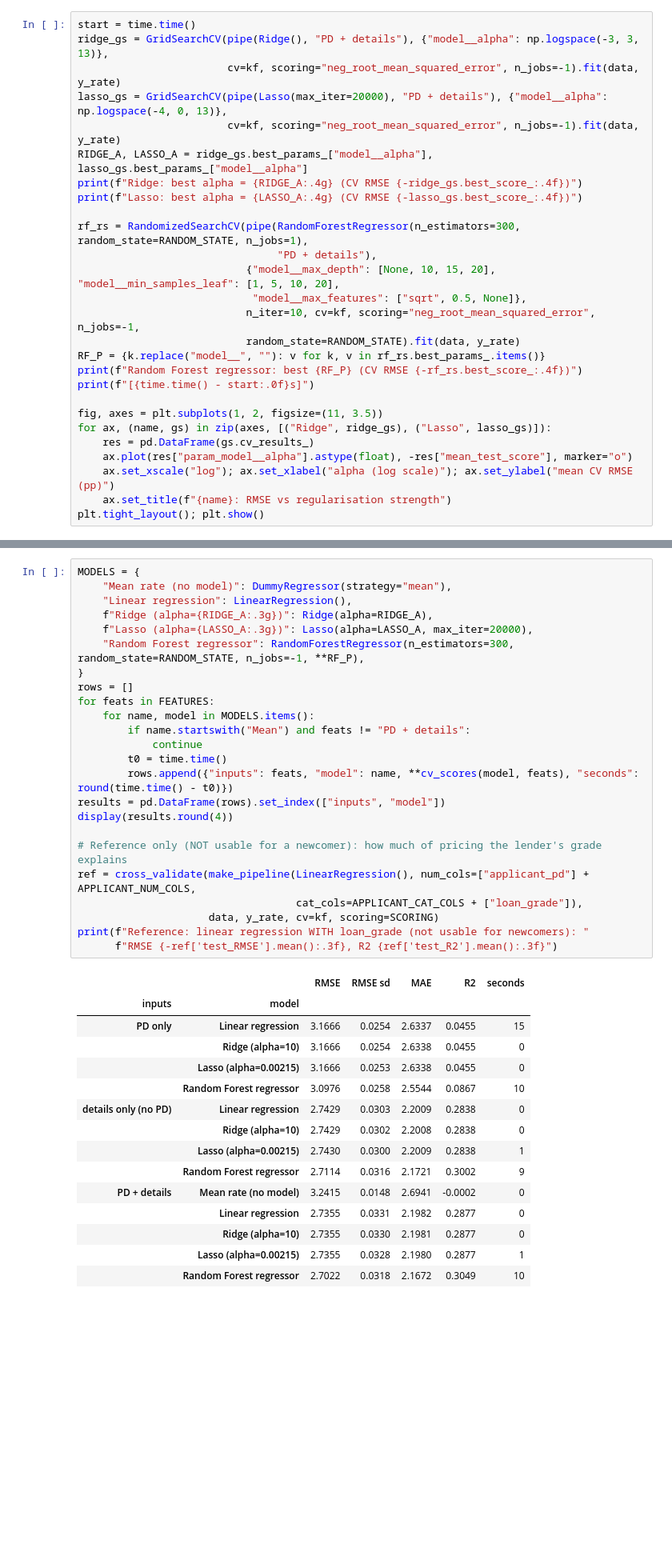
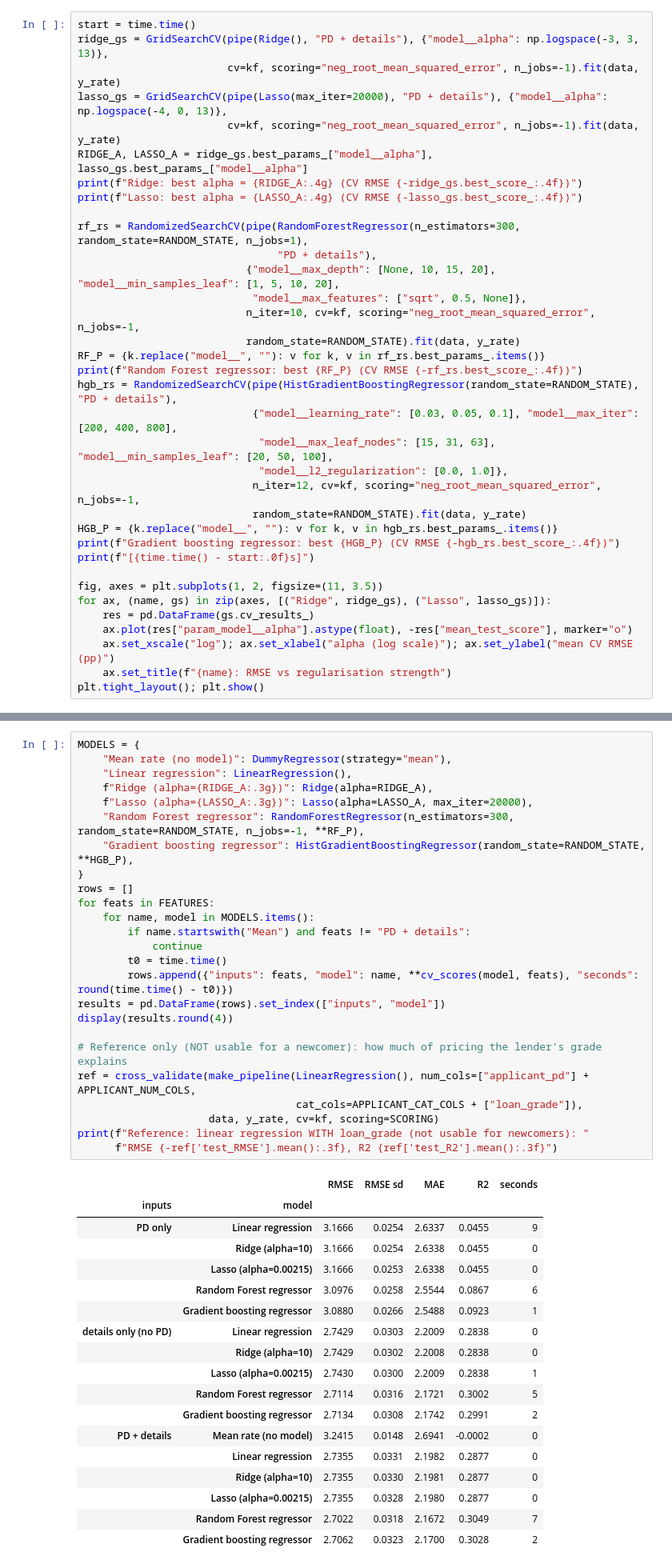
Before and after one commit to JohnShinoj/credit-risk, a Jupyter notebook: notebooks/07_interest_rate_regression.ipynb, the cells around one changed output, grey strips where cells are left out. Shown at 80% size. Cells and saved outputs as stored; diff of their text form; blank space fills up the shorter version.

```diff
--- a/notebooks/07_interest_rate_regression.ipynb
+++ b/notebooks/07_interest_rate_regression.ipynb
@@ -107,6 +108,14 @@ rf_rs = RandomizedSearchCV(pipe(RandomForestRegressor(n_estimators=300, random_s
                            random_state=RANDOM_STATE).fit(data, y_rate)
 RF_P = {k.replace("model__", ""): v for k, v in rf_rs.best_params_.items()}
 print(f"Random Forest regressor: best {RF_P} (CV RMSE {-rf_rs.best_score_:.4f})")
+hgb_rs = RandomizedSearchCV(pipe(HistGradientBoostingRegressor(random_state=RANDOM_STATE), "PD + details"),
+                            {"model__learning_rate": [0.03, 0.05, 0.1], "model__max_iter": [200, 400, 800],
+                             "model__max_leaf_nodes": [15, 31, 63], "model__min_samples_leaf": [20, 50, 100],
+                             "model__l2_regularization": [0.0, 1.0]},
+                            n_iter=12, cv=kf, scoring="neg_root_mean_squared_error", n_jobs=-1,
+                            random_state=RANDOM_STATE).fit(data, y_rate)
+HGB_P = {k.replace("model__", ""): v for k, v in hgb_rs.best_params_.items()}
+print(f"Gradient boosting regressor: best {HGB_P} (CV RMSE {-hgb_rs.best_score_:.4f})")
 print(f"[{time.time() - start:.0f}s]")
 
 fig, axes = plt.subplots(1, 2, figsize=(11, 3.5))
@@ -129,41 +139,45 @@ Random Forest regressor: best {'min_samples_leaf': 1, 'max_features': 'sqrt', 'm
 # %%
 MODELS = {
     "Mean rate (no model)": DummyRegressor(strategy="mean"),
     "Linear regression": LinearRegression(),
     f"Ridge (alpha={RIDGE_A:.3g})": Ridge(alpha=RIDGE_A),
     f"Lasso (alpha={LASSO_A:.3g})": Lasso(alpha=LASSO_A, max_iter=20000),
     "Random Forest regressor": RandomForestRegressor(n_estimators=300, random_state=RANDOM_STATE, n_jobs=-1, **RF_P),
+    "Gradient boosting regressor": HistGradientBoostingRegressor(random_state=RANDOM_STATE, **HGB_P),
 }
 rows = []
 for feats in FEATURES:
     for name, model in MODELS.items():
         if name.startswith("Mean") and feats != "PD + details":
             continue
         t0 = time.time()
         rows.append({"inputs": feats, "model": name, **cv_scores(model, feats), "seconds": round(time.time() - t0)})
 results = pd.DataFrame(rows).set_index(["inputs", "model"])
 display(results.round(4))
 
 # Reference only (NOT usable for a newcomer): how much of pricing the lender's grade explains
 ref = cross_validate(make_pipeline(LinearRegression(), num_cols=["applicant_pd"] + APPLICANT_NUM_COLS,
                                    cat_cols=APPLICANT_CAT_COLS + ["loan_grade"]),
                      data, y_rate, cv=kf, scoring=SCORING)
 print(f"Reference: linear regression WITH loan_grade (not usable for newcomers): "
       f"RMSE {-ref['test_RMSE'].mean():.3f}, R2 {ref['test_R2'].mean():.3f}")
 # %% [output]
 |  |  | RMSE | RMSE sd | MAE | R2 | seconds |
 | inputs | model |  |  |  |  |  |
-| PD only | Linear regression | 3.1666 | 0.0254 | 2.6337 | 0.0455 | 15 |
+| PD only | Linear regression | 3.1666 | 0.0254 | 2.6337 | 0.0455 | 9 |
 |  | Ridge (alpha=10) | 3.1666 | 0.0254 | 2.6338 | 0.0455 | 0 |
 |  | Lasso (alpha=0.00215) | 3.1666 | 0.0253 | 2.6338 | 0.0455 | 0 |
-|  | Random Forest regressor | 3.0976 | 0.0258 | 2.5544 | 0.0867 | 10 |
+|  | Random Forest regressor | 3.0976 | 0.0258 | 2.5544 | 0.0867 | 6 |
+|  | Gradient boosting regressor | 3.0880 | 0.0266 | 2.5488 | 0.0923 | 1 |
 | details only (no PD) | Linear regression | 2.7429 | 0.0303 | 2.2009 | 0.2838 | 0 |
 |  | Ridge (alpha=10) | 2.7429 | 0.0302 | 2.2008 | 0.2838 | 0 |
 |  | Lasso (alpha=0.00215) | 2.7430 | 0.0300 | 2.2009 | 0.2838 | 1 |
-|  | Random Forest regressor | 2.7114 | 0.0316 | 2.1721 | 0.3002 | 9 |
+|  | Random Forest regressor | 2.7114 | 0.0316 | 2.1721 | 0.3002 | 5 |
+|  | Gradient boosting regressor | 2.7134 | 0.0308 | 2.1742 | 0.2991 | 2 |
 | PD + details | Mean rate (no model) | 3.2415 | 0.0148 | 2.6941 | -0.0002 | 0 |
 |  | Linear regression | 2.7355 | 0.0331 | 2.1982 | 0.2877 | 0 |
 |  | Ridge (alpha=10) | 2.7355 | 0.0330 | 2.1981 | 0.2877 | 0 |
-|  | Lasso (alpha=0.00215) | 2.7355 | 0.0328 | 2.1980 | 0.2877 | 1 |
-|  | Random Forest regressor | 2.7022 | 0.0318 | 2.1672 | 0.3049 | 10 |
+|  | Lasso (alpha=0.00215) | 2.7355 | 0.0328 | 2.1980 | 0.2877 | 0 |
+|  | Random Forest regressor | 2.7022 | 0.0318 | 2.1672 | 0.3049 | 7 |
+|  | Gradient boosting regressor | 2.7062 | 0.0323 | 2.1700 | 0.3028 | 2 |
 Reference: linear regression WITH loan_grade (not usable for newcomers): RMSE 1.008, R2 0.903
```
Also changed, not shown: parts of 8 cells of this notebook, 6 other files.
